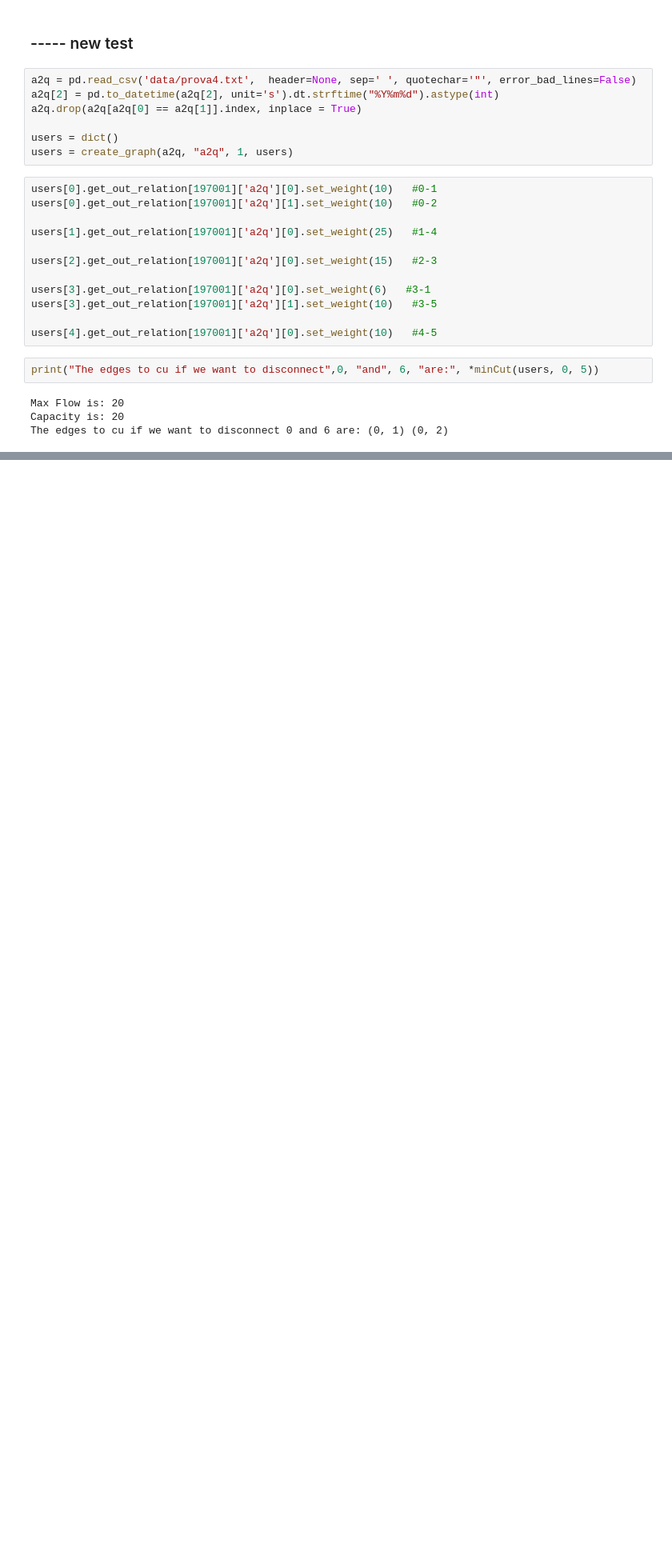
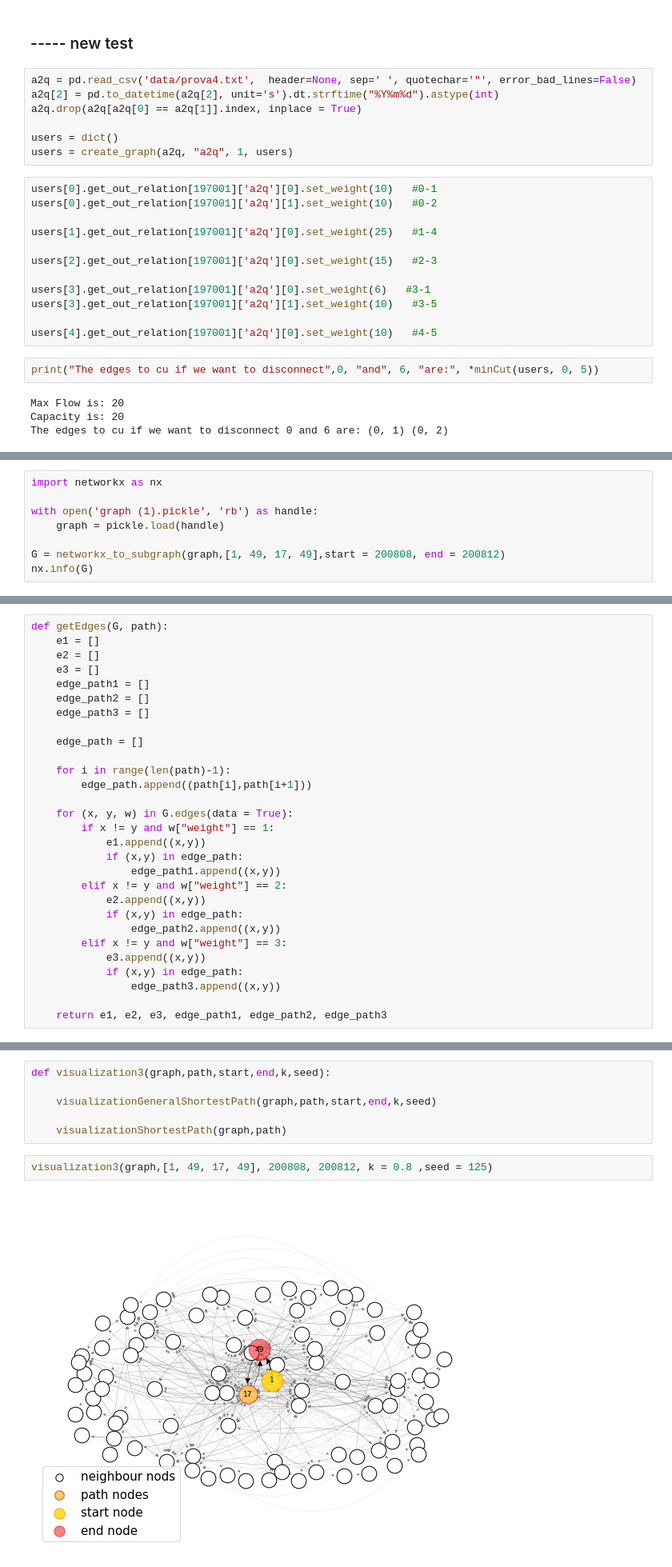
Before and after one commit to Mantuano-A/ADM-HW5, a Jupyter notebook: ADM HW5_Andrea.ipynb, the cells around one changed output, grey strips where cells are left out. Shown at 80% size. Saved outputs shown, nothing was run; the diff lists cells and outputs as text; blank space fills up the shorter version.

Commit message:
add visualization

```diff
--- a/ADM HW5_Andrea.ipynb
+++ b/ADM HW5_Andrea.ipynb
@@ -545,0 +548,8 @@ The edges to cu if we want to disconnect 0 and 6 are: (0, 1) (0, 2)
+# %%
+import networkx as nx
+
+with open('graph (1).pickle', 'rb') as handle:
+    graph = pickle.load(handle)
+
+G = networkx_to_subgraph(graph,[1, 49, 17, 49],start = 200808, end = 200812)
+nx.info(G)
@@ -545,0 +600,29 @@ The edges to cu if we want to disconnect 0 and 6 are: (0, 1) (0, 2)
+# %%
+def getEdges(G, path):
+    e1 = []
+    e2 = []
+    e3 = []
+    edge_path1 = []
+    edge_path2 = []
+    edge_path3 = []
+
+    edge_path = []
+
+    for i in range(len(path)-1):
+        edge_path.append((path[i],path[i+1]))
+
+    for (x, y, w) in G.edges(data = True):
+        if x != y and w["weight"] == 1:
+            e1.append((x,y))
+            if (x,y) in edge_path:
+                edge_path1.append((x,y))
+        elif x != y and w["weight"] == 2:
+            e2.append((x,y))
+            if (x,y) in edge_path:
+                edge_path2.append((x,y))
+        elif x != y and w["weight"] == 3:
+            e3.append((x,y))
+            if (x,y) in edge_path:
+                edge_path3.append((x,y))
+
+    return e1, e2, e3, edge_path1, edge_path2, edge_path3
@@ -545,0 +718,10 @@ The edges to cu if we want to disconnect 0 and 6 are: (0, 1) (0, 2)
+# %%
+def visualization3(graph,path,start,end,k,seed):
+
+    visualizationGeneralShortestPath(graph,path,start,end,k,seed)
+
+    visualizationShortestPath(graph,path)
+# %%
+visualization3(graph,[1, 49, 17, 49], 200808, 200812, k = 0.8 ,seed = 125)
+# %% [output]
+[figure, added]
```
Also changed, not shown: parts of 12 cells of this notebook.
